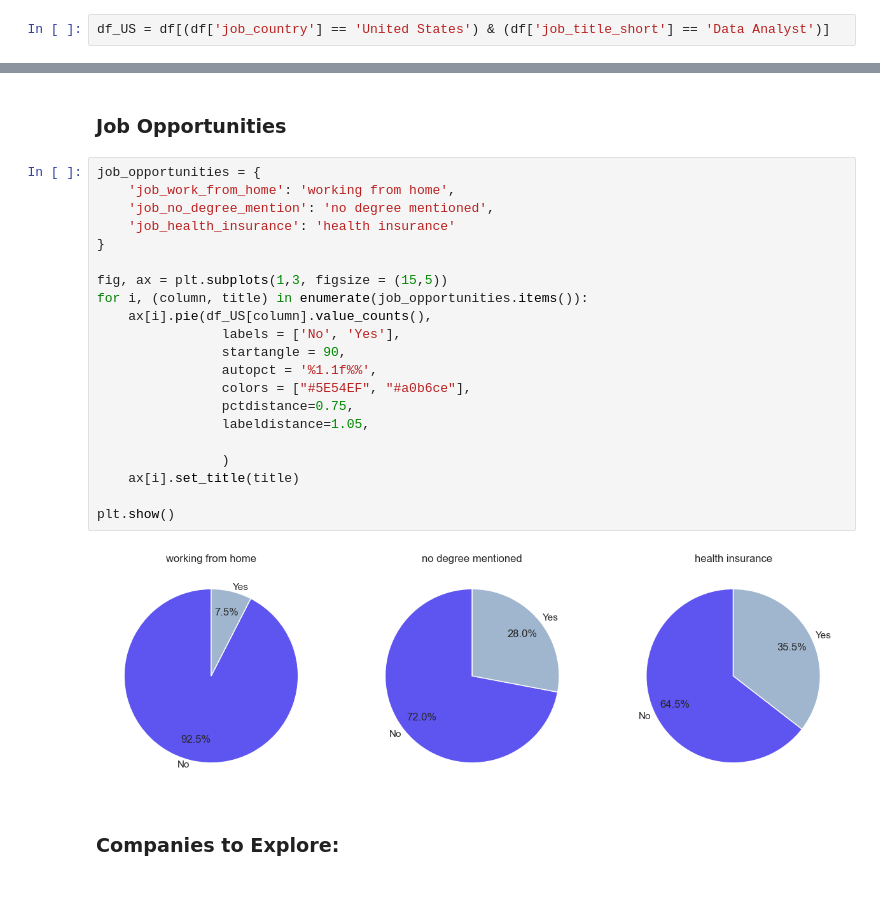
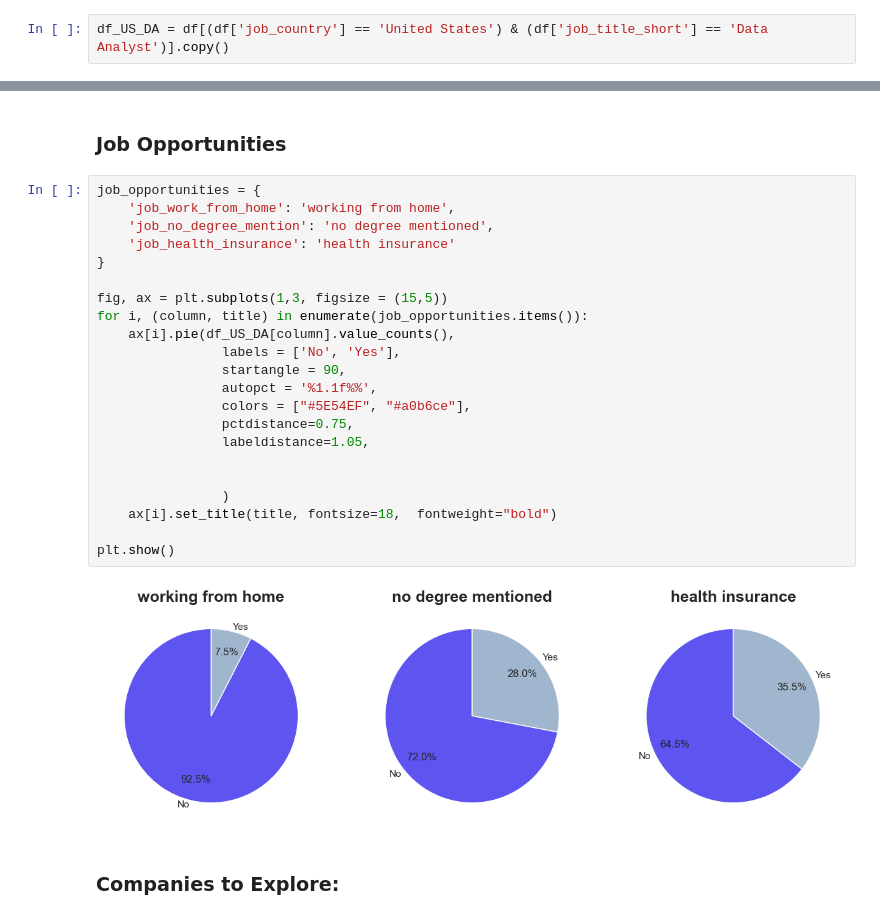
Before and after one commit to Regragui-Mohammed/Data-Analytics-Job-Market-Analysis-2023, a Jupyter notebook: Part/1.1.ipynb, the cells around one changed output, grey strips where cells are left out. Cells and saved outputs as stored; diff of their text form; blank space fills up the shorter version.

```diff
--- a/Part/1.1.ipynb
+++ b/Part/1.1.ipynb
@@ -138,7 +138,7 @@ plt.show()
 # %% [markdown]
 ## Filter for US Data Analyst roles
 # %%
-df_US = df[(df['job_country'] == 'United States') & (df['job_title_short'] == 'Data Analyst')]
+df_US_DA = df[(df['job_country'] == 'United States') & (df['job_title_short'] == 'Data Analyst')].copy()
 # %% [markdown]
 ### Locations to Explore:
 # %%
@@ -164,26 +164,27 @@ plt.show()
 # %%
 job_opportunities = {
     'job_work_from_home': 'working from home',
     'job_no_degree_mention': 'no degree mentioned',
     'job_health_insurance': 'health insurance'
 }
 
 fig, ax = plt.subplots(1,3, figsize = (15,5))
 for i, (column, title) in enumerate(job_opportunities.items()):
-    ax[i].pie(df_US[column].value_counts(),
+    ax[i].pie(df_US_DA[column].value_counts(),
                 labels = ['No', 'Yes'],
                 startangle = 90,
                 autopct = '%1.1f%%',
                 colors = ["#5E54EF", "#a0b6ce"],
                 pctdistance=0.75,
                 labeldistance=1.05,
 
+
                 )
-    ax[i].set_title(title)
+    ax[i].set_title(title, fontsize=18,  fontweight="bold")
 
 plt.show()
 # %% [output]
-[figure, old version]
+[figure, new version]
 # %% [markdown]
 ### Companies to Explore:
 # %%
```
Also changed, not shown: parts of 19 cells of this notebook, 1 other file.
